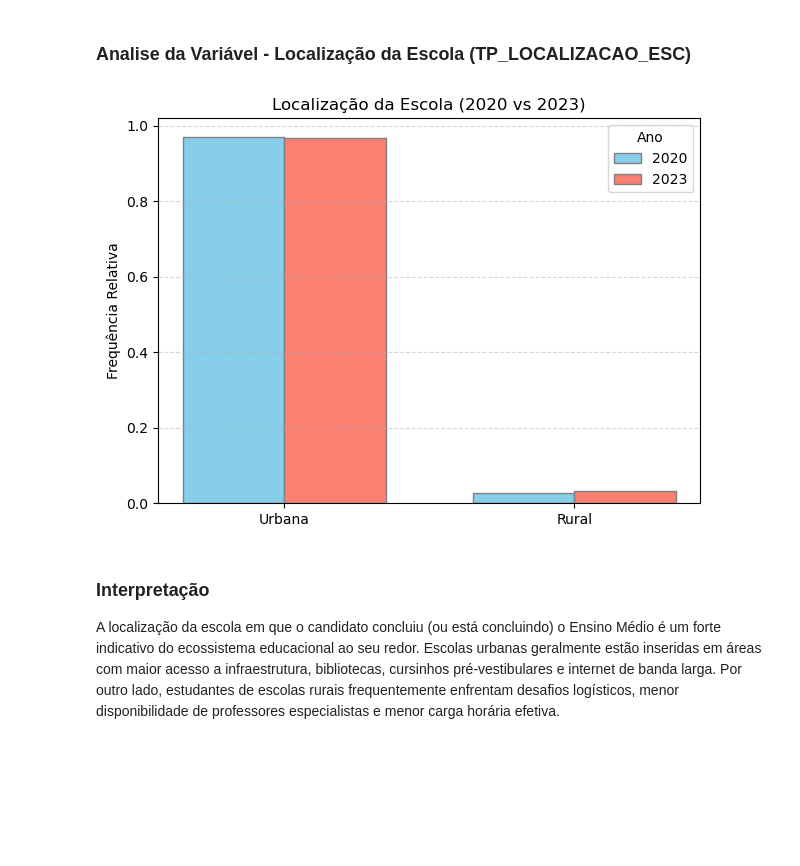
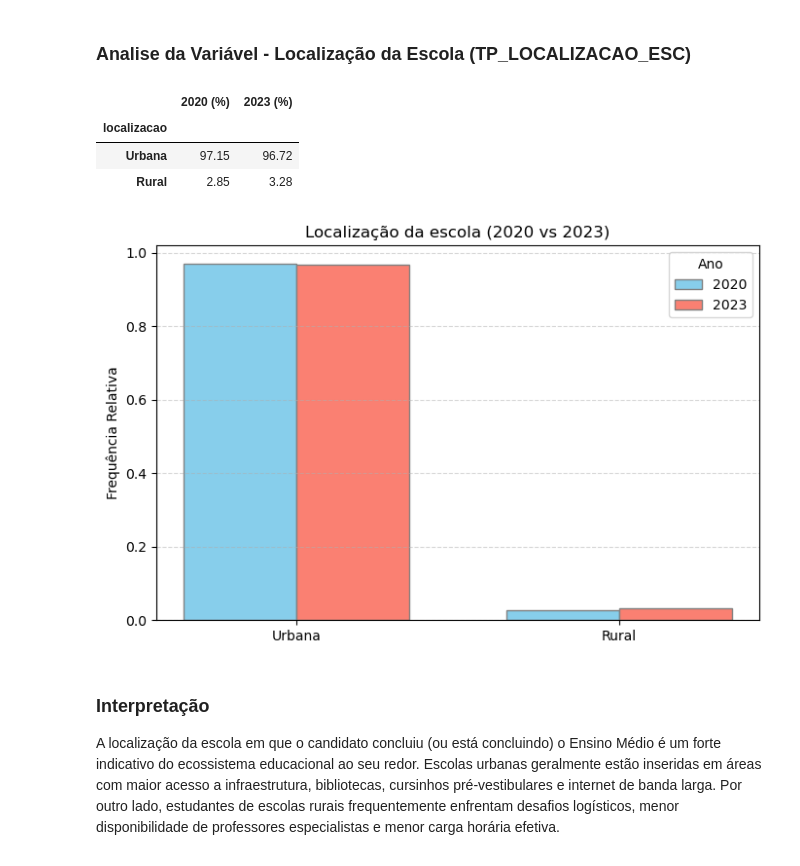
Before and after one commit to AllineOliveira/Projeto-2-Cdados, a Jupyter notebook: Projeto 2 - Grupo 6 2.ipynb, the cells around one changed output. Saved outputs shown, nothing was run; the diff lists cells and outputs as text; code cells hidden in the pictures; blank space fills up the shorter version.

```diff
--- a/Projeto 2 - Grupo 6 2.ipynb
+++ b/Projeto 2 - Grupo 6 2.ipynb
@@ -968,36 +841,13 @@ ___
 # %% [markdown]
 ### Analise da Variável - Localização da Escola (TP_LOCALIZACAO_ESC)
 # %%
-# Tirando os Nan
-
-df20_loc = dados2020[dados2020['localizacao'].notna()]
-df23_loc = dados2023[dados2023['localizacao'].notna()]
-
-
-
-
-cont_2020_loc = df20_loc['localizacao'].value_counts(normalize=True)
-cont_2023_loc = df23_loc['localizacao'].value_counts(normalize=True)
-
-ordem_loc = ['Urbana', 'Rural']
-valores20_loc = cont_2020_loc.reindex(ordem_loc, fill_value=0).values
-valores23_loc = cont_2023_loc.reindex(ordem_loc, fill_value=0).values
-
-r1_loc = np.arange(len(ordem_loc))
-r2_loc = [x + largura_barra for x in r1_loc]
-
-plt.figure(figsize=(7, 5))
-plt.bar(r1_loc, valores20_loc, color='skyblue', width=largura_barra, edgecolor='gray', label='2020')
-plt.bar(r2_loc, valores23_loc, color='salmon', width=largura_barra, edgecolor='gray', label='2023')
-
-plt.title('Localização da Escola (2020 vs 2023)')
-plt.ylabel('Frequência Relativa')
-plt.xticks([r + largura_barra/2 for r in r1_loc], ordem_loc)
-plt.legend(title='Ano')
-plt.grid(axis='y', linestyle='--', alpha=0.5)
-plt.show()
+barplot('localizacao','Localização da escola (2020 vs 2023)','',False)
 # %% [output]
+|  | 2020 (%) | 2023 (%) |
+| localizacao |  |  |
+| Urbana | 97.15 | 96.72 |
+| Rural | 2.85 | 3.28 |
-[figure, old version]
+[figure, new version]
 # %% [markdown]
 ### Interpretação
 
```
Also changed, not shown: parts of 49 cells of this notebook.
